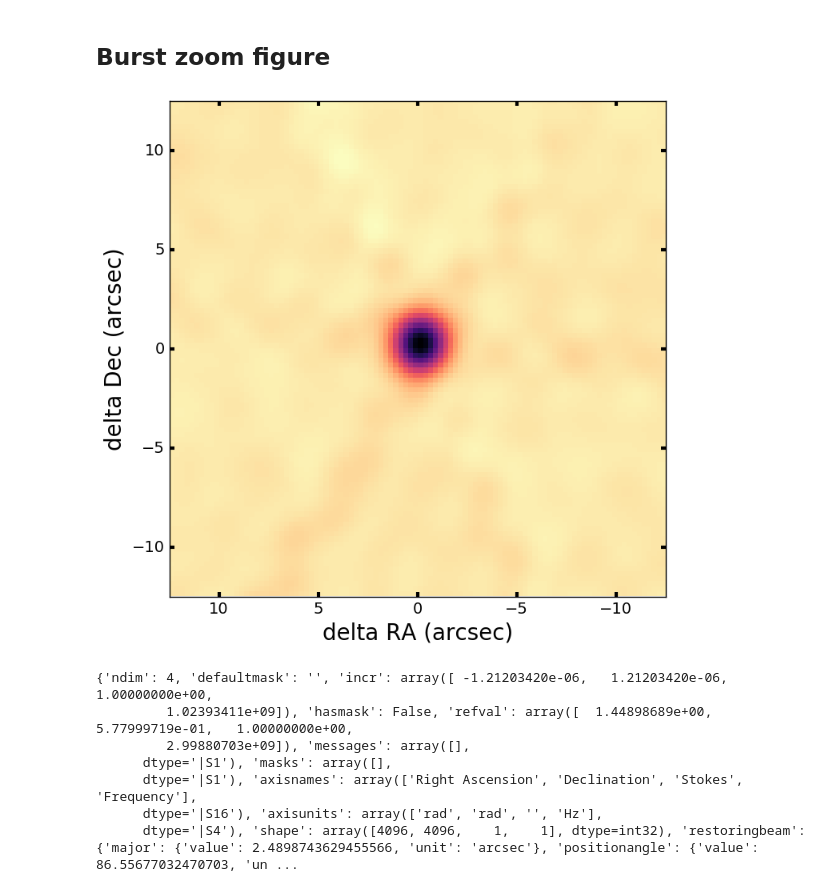
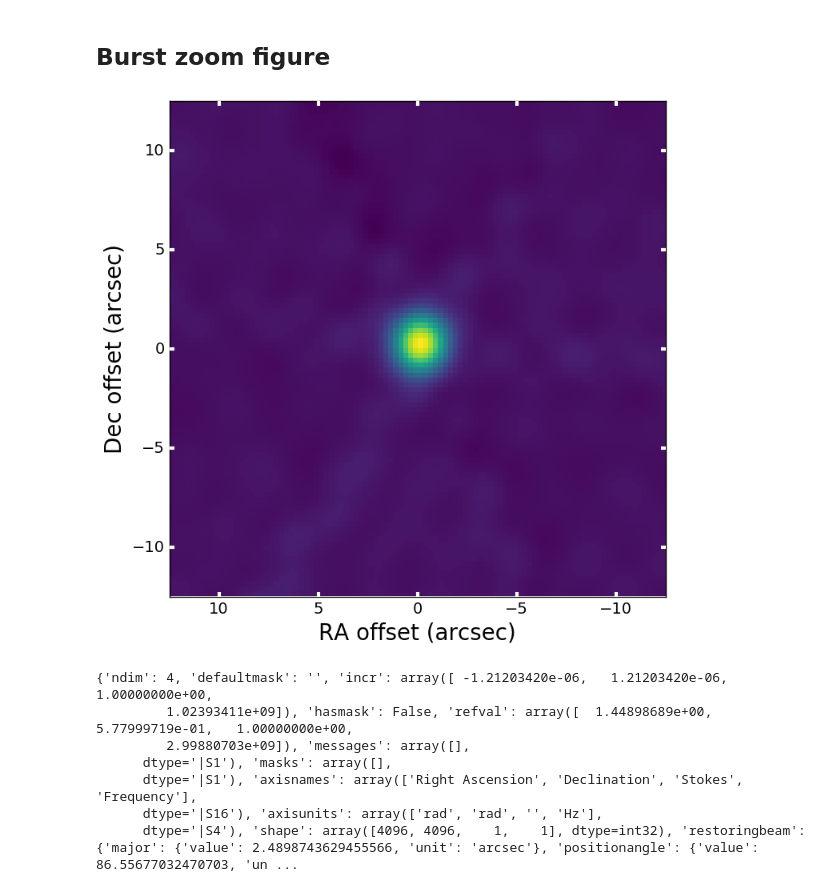
Before and after one commit to caseyjlaw/FRB121102, a Jupyter notebook: candidate_localization_casa.ipynb, the cells around one changed output. Cells and saved outputs as stored; diff of their text form; code cells hidden in the pictures.

```diff
--- a/candidate_localization_casa.ipynb
+++ b/candidate_localization_casa.ipynb
@@ -643,27 +643,27 @@ print(np.sqrt(1./azeall), np.sqrt(1./eleall))
 # %%
 msfile = '16A-459_TEST_1hr_000.57633.66130137732.scan7.ddcutms'
 ia = util.tools.image()
 ia.open(msfile + 'image')
 dd = ia.summary()
 npixx,npixy,nch,npol = dd['shape']
 imvals = ia.getchunk(0, int(npixx))[:,:,0,0]
 peakx, peaky = np.where(imvals.max() == imvals)
 displaywindow=100
 extent = (1*0.25*displaywindow/2, -0.25*displaywindow/2, -0.25*displaywindow/2, 0.25*displaywindow/2)
 
 # show results
 fig = pl.figure(figsize=(8,8))
 ax = fig.add_subplot(111)
 pl.imshow(imvals[peakx[0]-displaywindow/2:peakx[0]+displaywindow/2, peaky[0]-displaywindow/2:peaky[0]+displaywindow/2],
-          interpolation='nearest', cmap='magma_r', origin='bottom', extent=extent)
-pl.xlabel('delta RA (arcsec)', fontsize=20)
-pl.ylabel('delta Dec (arcsec)', fontsize=20)
+          interpolation='nearest', cmap='viridis', origin='bottom', extent=extent)
+pl.xlabel('RA offset (arcsec)', fontsize=20)
+pl.ylabel('Dec offset (arcsec)', fontsize=20)
 xt = pl.setp(ax.get_xticklabels(), fontsize=14)
 yt = pl.setp(ax.get_yticklabels(), fontsize=14)
-ax.xaxis.set_tick_params(width=3, color='k')
-ax.yaxis.set_tick_params(width=3, color='k')
+ax.xaxis.set_tick_params(width=3, color='w')
+ax.yaxis.set_tick_params(width=3, color='w')
 # %% [output]
-[figure, old version]
+[figure, new version]
 # %%
 print(dd)
 # %% [output]
```
